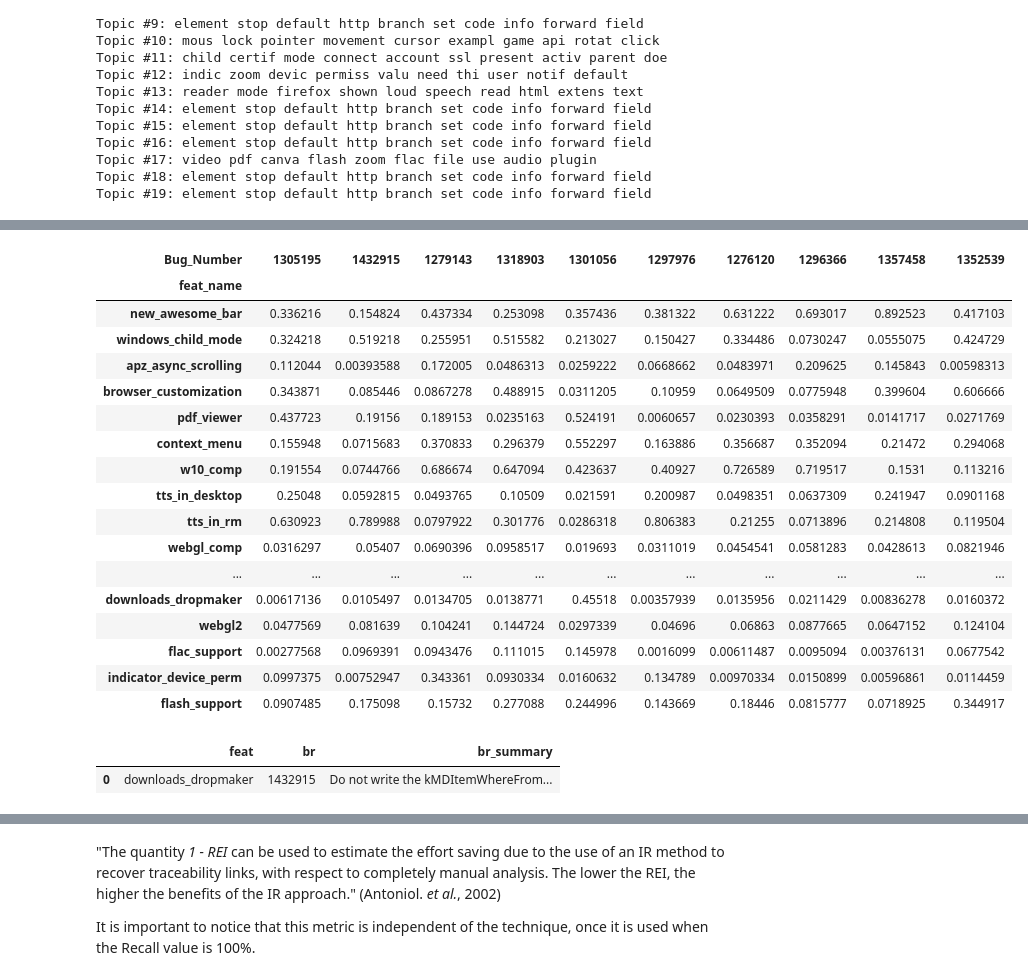
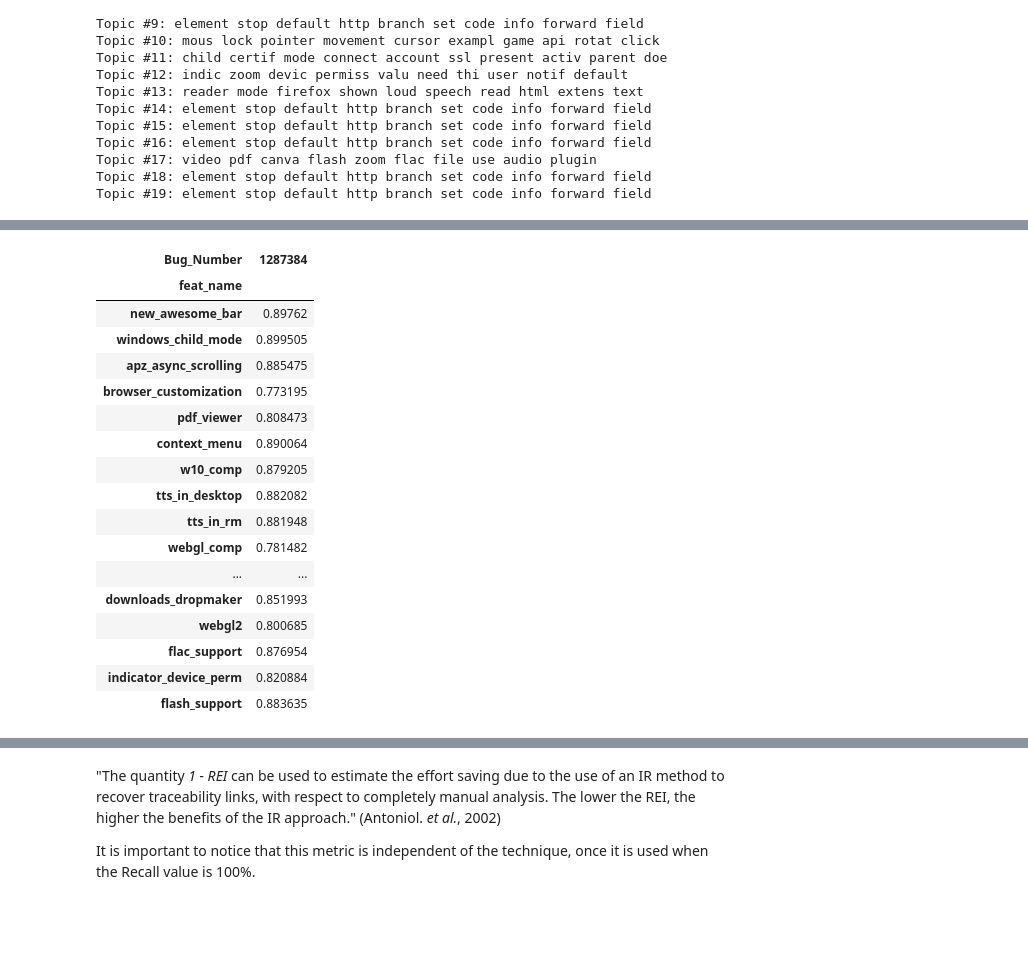
Before and after one commit to Pointpt/trace-link-recovery-study, a Jupyter notebook: notebooks/firefox_p2/feat_br_tracing/feat_br_runner.ipynb, the cells around one changed output, grey strips where cells are left out. Saved outputs shown, nothing was run; the diff lists cells and outputs as text; code cells hidden in the pictures; blank space fills up the shorter version.

```diff
--- a/notebooks/firefox_p2/feat_br_tracing/feat_br_runner.ipynb
+++ b/notebooks/firefox_p2/feat_br_tracing/feat_br_runner.ipynb
@@ -118,0 +98,3 @@ len(oracle_true_traces_inter): 34
+# %%
+retrieved_traces_df = aux_functions.get_retrieved_traces_df(oracle=exp_vol_intersec_strat_runner.get_oracle(), evals_df=evals_df_2, top_values=[1,3,5], sim_threshs=[0.0])
+retrieved_traces_df[['top','sim_thresh','model','retrieved','TP_amount','FP_amount','FN_amount','precision','recall']].head(50)
@@ -456,26 +451,21 @@ aux_functions.detail_features_br(lsi_fn_set_t1, features, bugreports)[['feat','b
 # %%
-aux_functions.highlight_df(exp_vol_intersec_strat_runner.get_lsi_model().get_sim_matrix().loc[:,[b for f,b in lsi_fn_set_t1]])
+aux_functions.highlight_df(exp_vol_intersec_strat_runner.get_word2vec_model().get_sim_matrix().loc[:,[b for f,b in wv_fn_exc_set_t5]])
 # %% [output]
-| Bug_Number | 1305195 | 1432915 | 1279143 | 1318903 | 1301056 | 1297976 | 1276120 | 1296366 | 1357458 | 1352539 |
-| feat_name |  |  |  |  |  |  |  |  |  |  |
-| new_awesome_bar | 0.336216 | 0.154824 | 0.437334 | 0.253098 | 0.357436 | 0.381322 | 0.631222 | 0.693017 | 0.892523 | 0.417103 |
-| windows_child_mode | 0.324218 | 0.519218 | 0.255951 | 0.515582 | 0.213027 | 0.150427 | 0.334486 | 0.0730247 | 0.0555075 | 0.424729 |
-| apz_async_scrolling | 0.112044 | 0.00393588 | 0.172005 | 0.0486313 | 0.0259222 | 0.0668662 | 0.0483971 | 0.209625 | 0.145843 | 0.00598313 |
-| browser_customization | 0.343871 | 0.085446 | 0.0867278 | 0.488915 | 0.0311205 | 0.10959 | 0.0649509 | 0.0775948 | 0.399604 | 0.606666 |
-| pdf_viewer | 0.437723 | 0.19156 | 0.189153 | 0.0235163 | 0.524191 | 0.0060657 | 0.0230393 | 0.0358291 | 0.0141717 | 0.0271769 |
-| context_menu | 0.155948 | 0.0715683 | 0.370833 | 0.296379 | 0.552297 | 0.163886 | 0.356687 | 0.352094 | 0.21472 | 0.294068 |
-| w10_comp | 0.191554 | 0.0744766 | 0.686674 | 0.647094 | 0.423637 | 0.40927 | 0.726589 | 0.719517 | 0.1531 | 0.113216 |
-| tts_in_desktop | 0.25048 | 0.0592815 | 0.0493765 | 0.10509 | 0.021591 | 0.200987 | 0.0498351 | 0.0637309 | 0.241947 | 0.0901168 |
-| tts_in_rm | 0.630923 | 0.789988 | 0.0797922 | 0.301776 | 0.0286318 | 0.806383 | 0.21255 | 0.0713896 | 0.214808 | 0.119504 |
-| webgl_comp | 0.0316297 | 0.05407 | 0.0690396 | 0.0958517 | 0.019693 | 0.0311019 | 0.0454541 | 0.0581283 | 0.0428613 | 0.0821946 |
-| ... | ... | ... | ... | ... | ... | ... | ... | ... | ... | ... |
-| downloads_dropmaker | 0.00617136 | 0.0105497 | 0.0134705 | 0.0138771 | 0.45518 | 0.00357939 | 0.0135956 | 0.0211429 | 0.00836278 | 0.0160372 |
-| webgl2 | 0.0477569 | 0.081639 | 0.104241 | 0.144724 | 0.0297339 | 0.04696 | 0.06863 | 0.0877665 | 0.0647152 | 0.124104 |
-| flac_support | 0.00277568 | 0.0969391 | 0.0943476 | 0.111015 | 0.145978 | 0.0016099 | 0.00611487 | 0.0095094 | 0.00376131 | 0.0677542 |
-| indicator_device_perm | 0.0997375 | 0.00752947 | 0.343361 | 0.0930334 | 0.0160632 | 0.134789 | 0.00970334 | 0.0150899 | 0.00596861 | 0.0114459 |
-| flash_support | 0.0907485 | 0.175098 | 0.15732 | 0.277088 | 0.244996 | 0.143669 | 0.18446 | 0.0815777 | 0.0718925 | 0.344917 |
+| Bug_Number | 1287384 |
+| feat_name |  |
+| new_awesome_bar | 0.89762 |
+| windows_child_mode | 0.899505 |
+| apz_async_scrolling | 0.885475 |
+| browser_customization | 0.773195 |
+| pdf_viewer | 0.808473 |
+| context_menu | 0.890064 |
+| w10_comp | 0.879205 |
+| tts_in_desktop | 0.882082 |
+| tts_in_rm | 0.881948 |
+| webgl_comp | 0.781482 |
+| ... | ... |
+| downloads_dropmaker | 0.851993 |
+| webgl2 | 0.800685 |
+| flac_support | 0.876954 |
+| indicator_device_perm | 0.820884 |
+| flash_support | 0.883635 |
-# %%
-aux_functions.detail_features_br(lsi_fn_set_t5, features, bugreports)[['feat','br','br_summary']]
-# %% [output]
-|  | feat | br | br_summary |
-| 0 | downloads_dropmaker | 1432915 | Do not write the kMDItemWhereFrom... |
```
Also changed, not shown: parts of 51 cells of this notebook, 2 other files.
